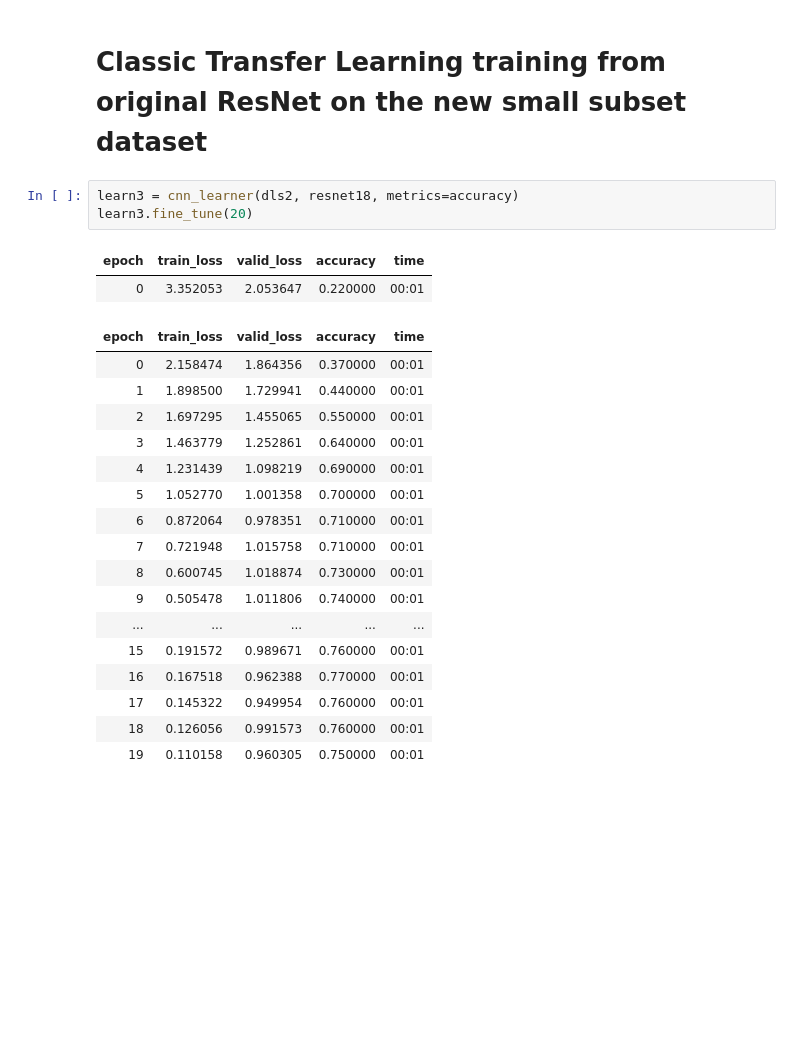
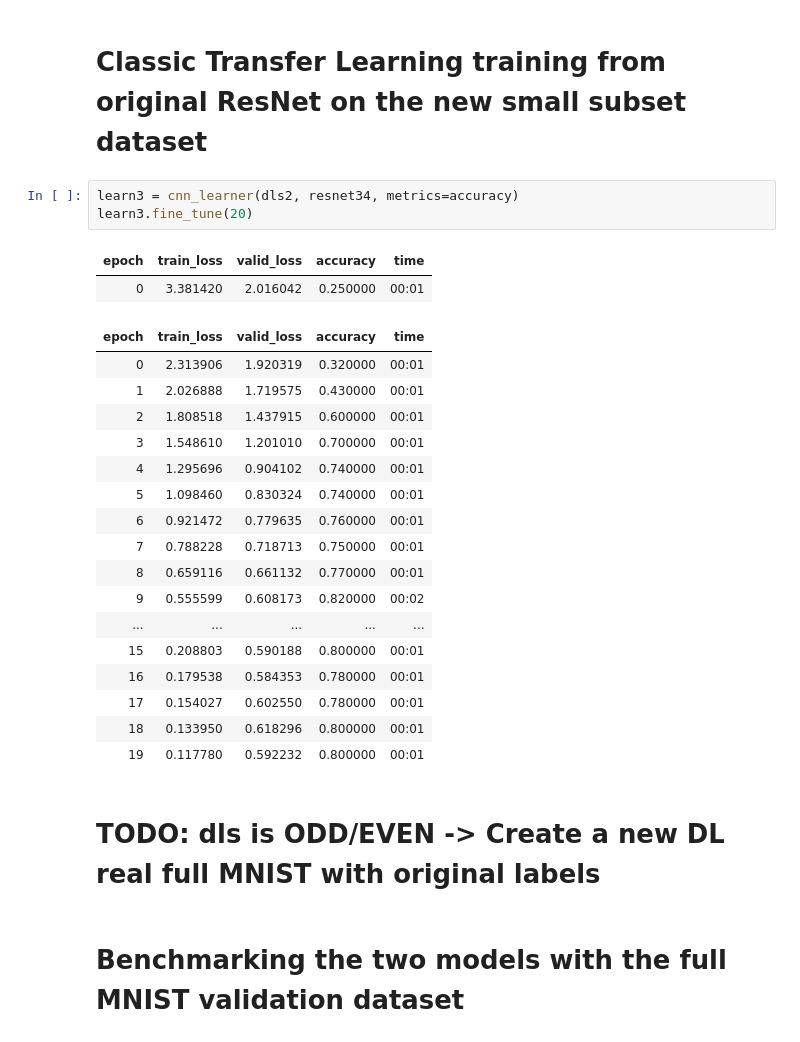
Before and after one commit to JacopoMangiavacchi/FastLabeling, a Jupyter notebook: mnist_odd_even_transfer_learning.ipynb, the cells around one changed output. Saved outputs shown, nothing was run; the diff lists cells and outputs as text; blank space fills up the shorter version.

```diff
--- a/mnist_odd_even_transfer_learning.ipynb
+++ b/mnist_odd_even_transfer_learning.ipynb
@@ -169,25 +172,29 @@ learn2.predict(test_path)
 # %% [markdown]
 # Classic Transfer Learning training from original ResNet on the new small subset dataset
 # %%
-learn3 = cnn_learner(dls2, resnet18, metrics=accuracy)
+learn3 = cnn_learner(dls2, resnet34, metrics=accuracy)
 learn3.fine_tune(20)
 # %% [output]
 | epoch | train_loss | valid_loss | accuracy | time |
-| 0 | 3.352053 | 2.053647 | 0.220000 | 00:01 |
+| 0 | 3.381420 | 2.016042 | 0.250000 | 00:01 |
 | epoch | train_loss | valid_loss | accuracy | time |
-| 0 | 2.158474 | 1.864356 | 0.370000 | 00:01 |
-| 1 | 1.898500 | 1.729941 | 0.440000 | 00:01 |
-| 2 | 1.697295 | 1.455065 | 0.550000 | 00:01 |
-| 3 | 1.463779 | 1.252861 | 0.640000 | 00:01 |
-| 4 | 1.231439 | 1.098219 | 0.690000 | 00:01 |
-| 5 | 1.052770 | 1.001358 | 0.700000 | 00:01 |
-| 6 | 0.872064 | 0.978351 | 0.710000 | 00:01 |
-| 7 | 0.721948 | 1.015758 | 0.710000 | 00:01 |
-| 8 | 0.600745 | 1.018874 | 0.730000 | 00:01 |
-| 9 | 0.505478 | 1.011806 | 0.740000 | 00:01 |
+| 0 | 2.313906 | 1.920319 | 0.320000 | 00:01 |
+| 1 | 2.026888 | 1.719575 | 0.430000 | 00:01 |
+| 2 | 1.808518 | 1.437915 | 0.600000 | 00:01 |
+| 3 | 1.548610 | 1.201010 | 0.700000 | 00:01 |
+| 4 | 1.295696 | 0.904102 | 0.740000 | 00:01 |
+| 5 | 1.098460 | 0.830324 | 0.740000 | 00:01 |
+| 6 | 0.921472 | 0.779635 | 0.760000 | 00:01 |
+| 7 | 0.788228 | 0.718713 | 0.750000 | 00:01 |
+| 8 | 0.659116 | 0.661132 | 0.770000 | 00:01 |
+| 9 | 0.555599 | 0.608173 | 0.820000 | 00:02 |
 | ... | ... | ... | ... | ... |
-| 15 | 0.191572 | 0.989671 | 0.760000 | 00:01 |
-| 16 | 0.167518 | 0.962388 | 0.770000 | 00:01 |
-| 17 | 0.145322 | 0.949954 | 0.760000 | 00:01 |
-| 18 | 0.126056 | 0.991573 | 0.760000 | 00:01 |
-| 19 | 0.110158 | 0.960305 | 0.750000 | 00:01 |
+| 15 | 0.208803 | 0.590188 | 0.800000 | 00:01 |
+| 16 | 0.179538 | 0.584353 | 0.780000 | 00:01 |
+| 17 | 0.154027 | 0.602550 | 0.780000 | 00:01 |
+| 18 | 0.133950 | 0.618296 | 0.800000 | 00:01 |
+| 19 | 0.117780 | 0.592232 | 0.800000 | 00:01 |
+# %% [markdown]
+# TODO: dls is ODD/EVEN -> Create a new DL real full MNIST with original labels
+# %% [markdown]
+# Benchmarking the two models with the full MNIST validation dataset
```
Also changed, not shown: parts of 9 cells of this notebook.
